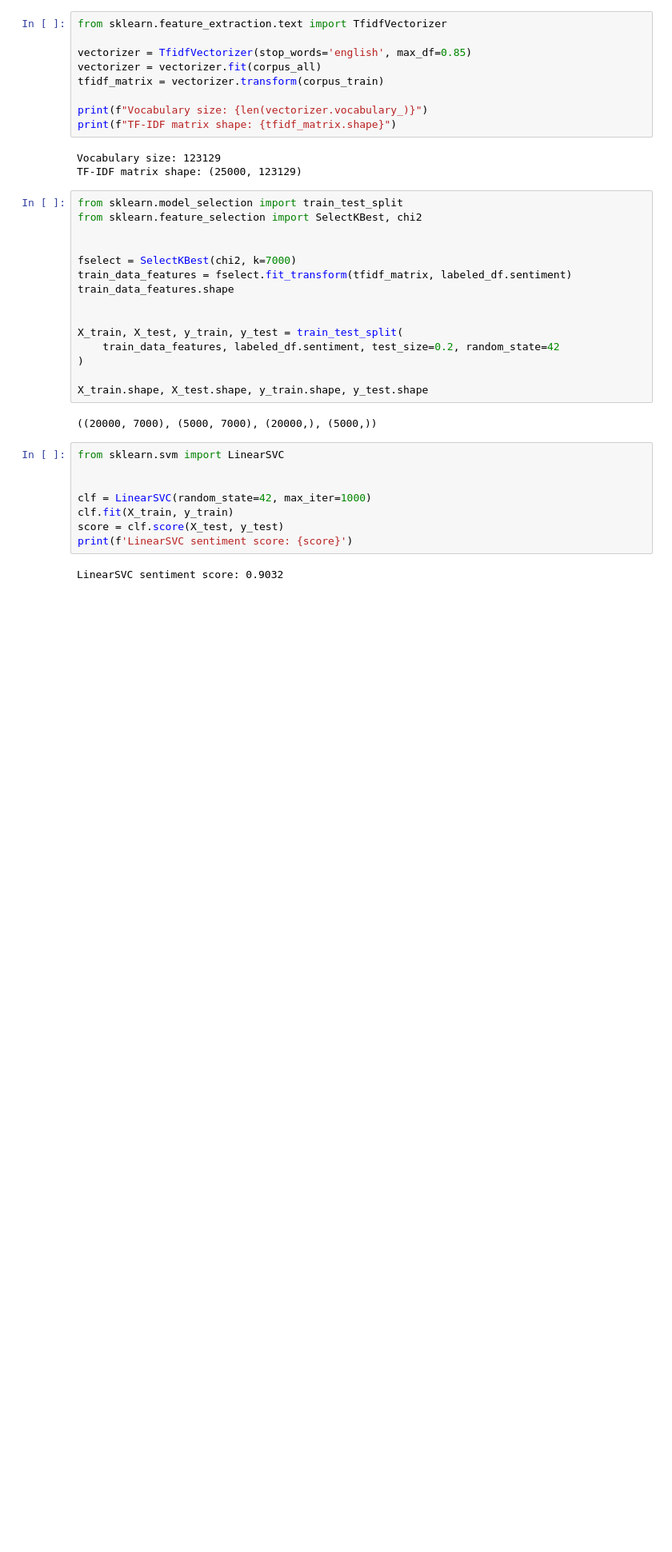
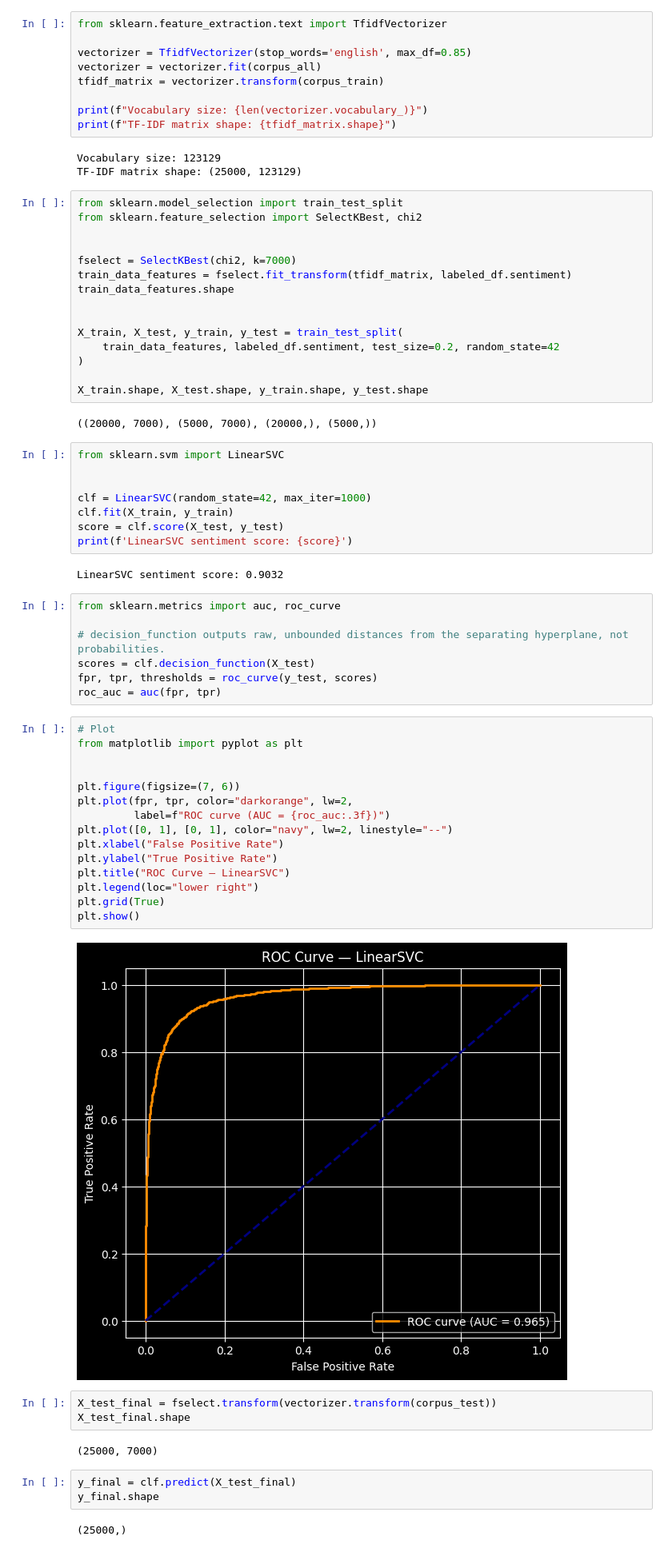
Before and after one commit to smnsht/kaggle, a Jupyter notebook: bag-of-words-meets-bags-of-popcorn/notebooks/021_tfidf_feature_selection.ipynb, the cells around one changed output. Shown at 80% size. Saved outputs shown, nothing was run; the diff lists cells and outputs as text; blank space fills up the shorter version.

```diff
--- a/bag-of-words-meets-bags-of-popcorn/notebooks/021_tfidf_feature_selection.ipynb
+++ b/bag-of-words-meets-bags-of-popcorn/notebooks/021_tfidf_feature_selection.ipynb
@@ -76,3 +85,37 @@ score = clf.score(X_test, y_test)
 print(f'LinearSVC sentiment score: {score}')
 # %% [output]
 LinearSVC sentiment score: 0.9032
+# %%
+from sklearn.metrics import auc, roc_curve
+
+# decision_function outputs raw, unbounded distances from the separating hyperplane, not probabilities.
+scores = clf.decision_function(X_test)
+fpr, tpr, thresholds = roc_curve(y_test, scores)
+roc_auc = auc(fpr, tpr)
+# %%
+# Plot
+from matplotlib import pyplot as plt
+
+
+plt.figure(figsize=(7, 6))
+plt.plot(fpr, tpr, color="darkorange", lw=2,
+         label=f"ROC curve (AUC = {roc_auc:.3f})")
+plt.plot([0, 1], [0, 1], color="navy", lw=2, linestyle="--")
+plt.xlabel("False Positive Rate")
+plt.ylabel("True Positive Rate")
+plt.title("ROC Curve — LinearSVC")
+plt.legend(loc="lower right")
+plt.grid(True)
+plt.show()
+# %% [output]
+[figure, added]
+# %%
+X_test_final = fselect.transform(vectorizer.transform(corpus_test))
+X_test_final.shape
+# %% [output]
+(25000, 7000)
+# %%
+y_final = clf.predict(X_test_final)
+y_final.shape
+# %% [output]
+(25000,)
```
Also changed, not shown: parts of 3 cells of this notebook, 1 other file.
